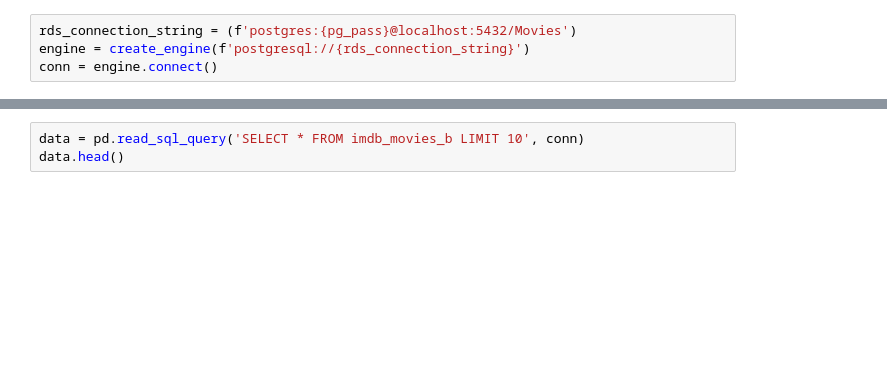
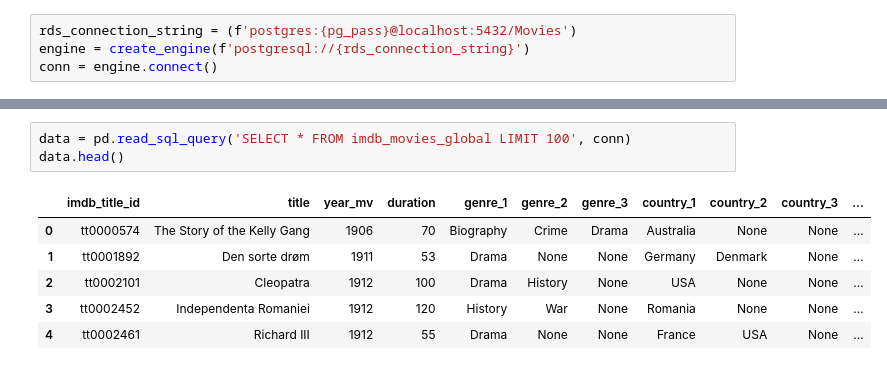
Before and after one commit to richardguarnieri/project_2, a Jupyter notebook: API.ipynb, the cells around one changed output, grey strips where cells are left out. Drawn from its saved outputs; the diff is of its cells as text; blank space fills up the shorter version.

```diff
--- a/API.ipynb
+++ b/API.ipynb
@@ -13,6 +15,13 @@ engine.table_names()
 # %%
-data = pd.read_sql_query('SELECT * FROM imdb_movies_b LIMIT 10', conn)
+data = pd.read_sql_query('SELECT * FROM imdb_movies_global LIMIT 100', conn)
 data.head()
+# %% [output]
+|  | imdb_title_id | title | year_mv | duration | genre_1 | genre_2 | genre_3 | country_1 | country_2 | country_3 | ... |
+| 0 | tt0000574 | The Story of the Kelly Gang | 1906 | 70 | Biography | Crime | Drama | Australia | None | None | ... |
+| 1 | tt0001892 | Den sorte drøm | 1911 | 53 | Drama | None | None | Germany | Denmark | None | ... |
+| 2 | tt0002101 | Cleopatra | 1912 | 100 | Drama | History | None | USA | None | None | ... |
+| 3 | tt0002452 | Independenta Romaniei | 1912 | 120 | History | War | None | Romania | None | None | ... |
+| 4 | tt0002461 | Richard III | 1912 | 55 | Drama | None | None | France | USA | None | ... |
 # %%
 movies_data = data.set_index('imdb_title_id').T.to_dict('dict')
 movies_data
```
Also changed, not shown: parts of 5 cells of this notebook.
